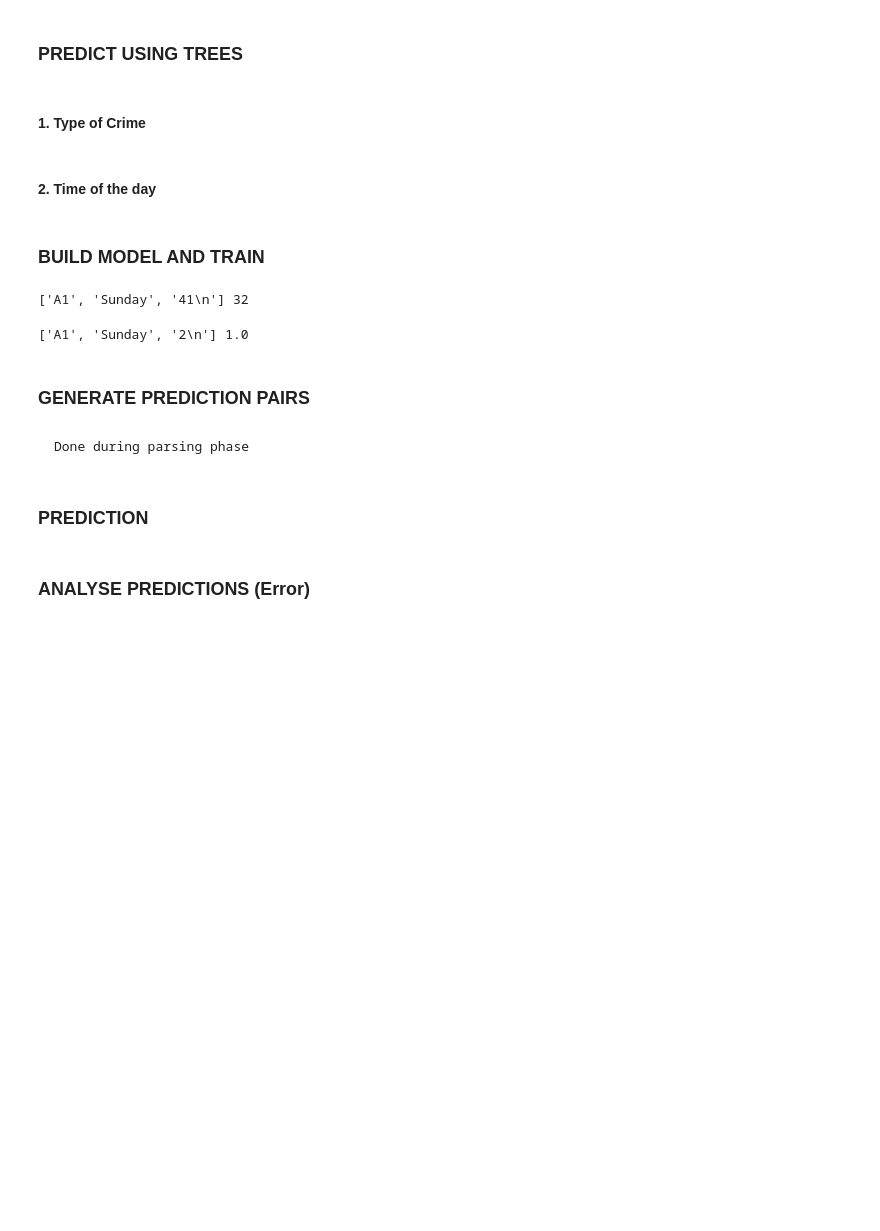
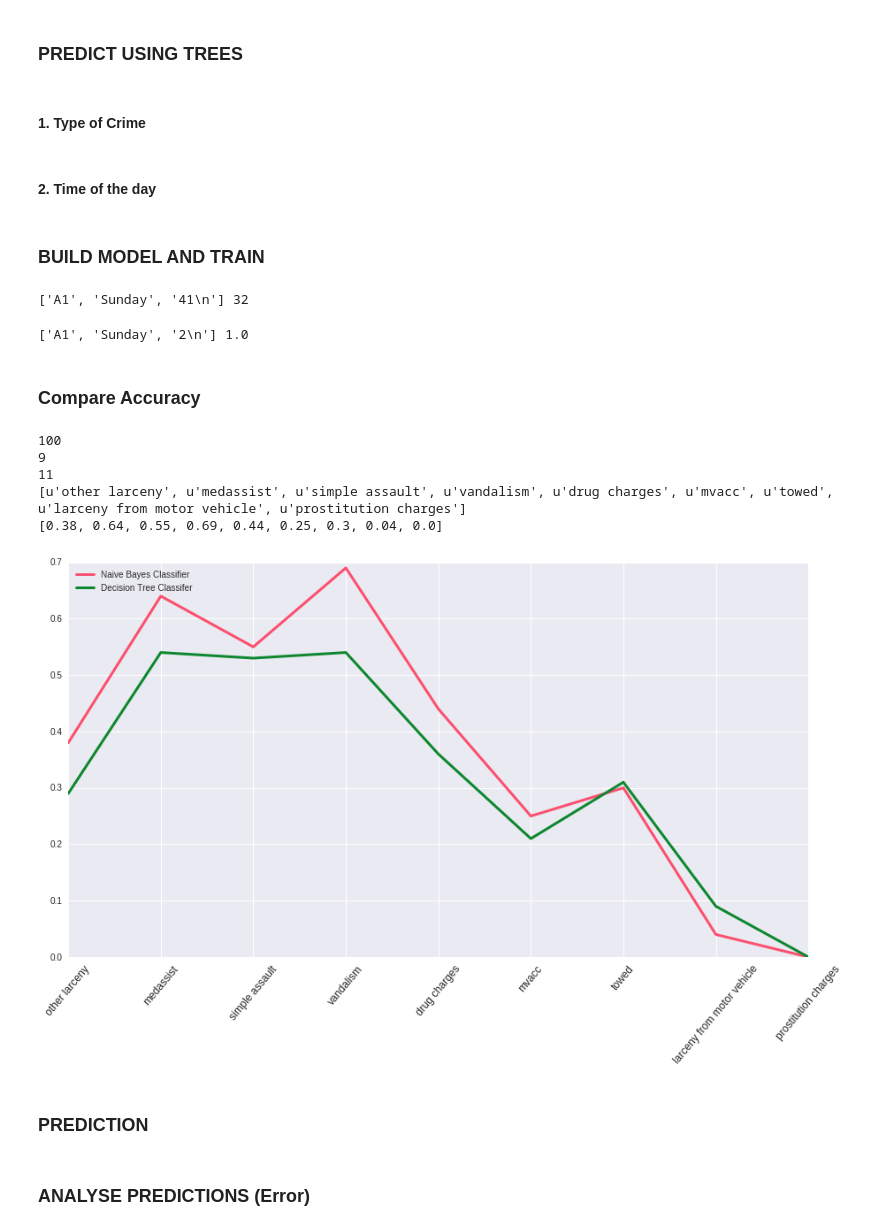
Before and after one commit to sahilsd/591-crime-project, a Jupyter notebook: python-recsys-master/crimeProject-predict.ipynb, the cells around one changed output. Cells and saved outputs as stored; diff of their text form; code cells hidden in the pictures; blank space fills up the shorter version.

Commit message:
prediction file

```diff
--- a/python-recsys-master/crimeProject-predict.ipynb
+++ b/python-recsys-master/crimeProject-predict.ipynb
@@ -477,14 +477,14 @@ model = tree(min_samples_leaf=optLeaftype, max_depth=optDepthtype)
 model = model.fit(typeX,typey)
 
 testTypefd = open("../data/Boston.dat.testpair","r")
-resfd = open("../results/Boston-type-pred.dat","w")
+resfd = open("../results/DTree-Boston-type-pred.dat","w")
 for l in testTypefd.readlines():
     row = l.split("::")
 
-    x = [hash(row[0]),daydict[row[1][:-1].lower()]]
+    x = [hash(row[0]),daydict[row[1].lower()]]
     pred = int(round(model.predict(x)[0]))
     #resfd.write(row[0]+"-"+row[1][:-1]+"-"+str(pred)+"\n")
-    resfd.write(row[0]+"-"+row[1][:-1]+"-"+list(typeCnt.keys())[pred]+"\n")
+    resfd.write(row[0]+"-"+row[1]+"-"+list(typeCnt.keys())[pred]+"\n")
     #print list(typeCnt.keys())[pred]
     #print pred
     #break
@@ -554,10 +554,74 @@ for l in trainTimefd.readlines():
 trainTimefd.close()
 # %% [output]
 ['A1', 'Sunday', '2\n'] 1.0
-# %% [markdown]
-### GENERATE PREDICTION PAIRS
-# %% [markdown]
-    Done during parsing phase
+# %% [markdown]
+### Compare Accuracy
+# %%
+import math
+
+nbresfd = open("../results/NB-Boston-type-pred.dat","r")
+dtresfd = open("../results/DTree-Boston-type-pred.dat","r")
+realres = open("../data/actual-results.dat","r")
+
+nblines = nbresfd.readlines()
+dtreslines = dtresfd.readlines()
+reallines = realres.readlines()
+
+nbacc = defaultdict()
+dtacc = defaultdict()
+realacc = defaultdict()
+
+for l in reallines:
+    try:
+        realacc[l[:-1].lower()] += 1
+    except KeyError:
+        realacc[l[:-1].lower()] = 0
+
+print len(realacc)
+
+for l in nblines:
+    #print l.split(",")[1][:-1]
+    try:
+        nbacc[l.split(",")[1][:-1]] += 1
+    except KeyError:
+        nbacc[l.split(",")[1][:-1]] = 0
+print len(nbacc)
+
+for l in dtreslines:
+    try:
+        dtacc[l.split("-")[2][:-1]] += 1
+    except KeyError:
+        dtacc[l.split("-")[2][:-1]] = 0
+print len(dtacc)
+
+realres.close()
+nbresfd.close()
+dtresfd.close()
+
+crimelist = [x[0] for x in Counter(predicted).most_common(10)]
+print crimelist
+crimeacc = []
+
+for c in crimelist:
+    crimeacc.append(round(math.modf(1.0*nbacc[c]/realacc[c])[0],2))
+print crimeacc
+
+plt.figure(figsize=(15, 8), dpi=80)
+
+plt.plot(range(len(crimelist)), crimeacc, color=(random.uniform(0,1),random.uniform(0,1),random.uniform(0,0.5)), linewidth=3.0, linestyle="-", label='Naive Bayes Classifier')
+plt.plot(range(len(crimelist)), tempacc, color=(random.uniform(0,1),random.uniform(0,1),random.uniform(0,0.5)), linewidth=3.0, linestyle="-", label='Decision Tree Classifer')
+
+
+plt.xticks(range(len(crimelist)), crimelist, size='large', rotation=50)
+plt.legend(loc='upper left')
+plt.show()
+# %% [output]
+100
+9
+11
+[u'other larceny', u'medassist', u'simple assault', u'vandalism', u'drug charges', u'mvacc', u'towed', u'larceny from motor vehicle', u'prostitution charges']
+[0.38, 0.64, 0.55, 0.69, 0.44, 0.25, 0.3, 0.04, 0.0]
+[figure, added]
 # %% [markdown]
 ### PREDICTION
 # %%
```
Also changed, not shown: parts of 5 cells of this notebook.
